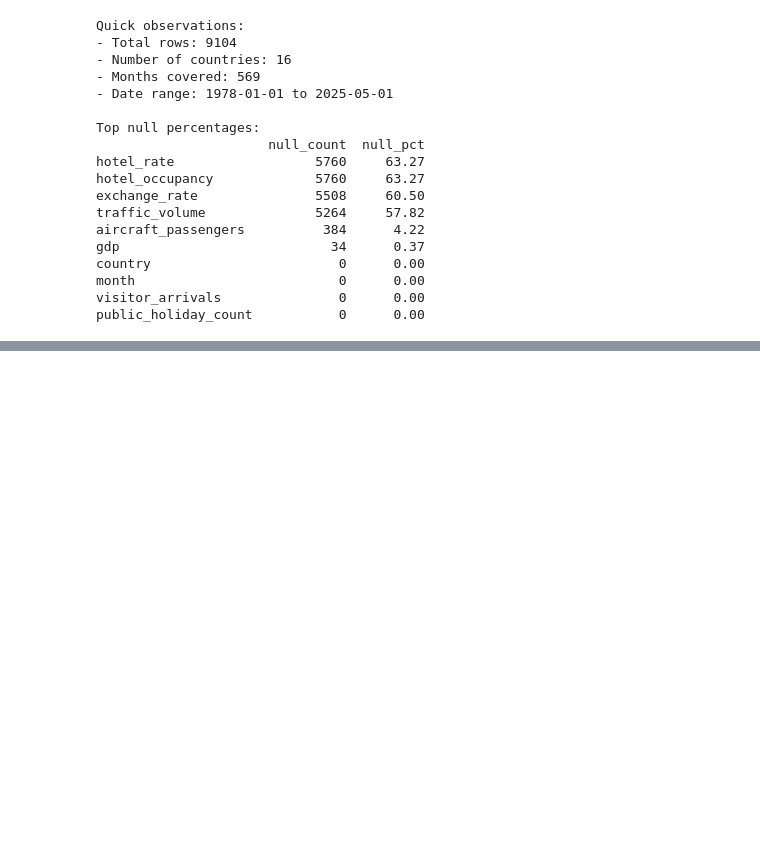
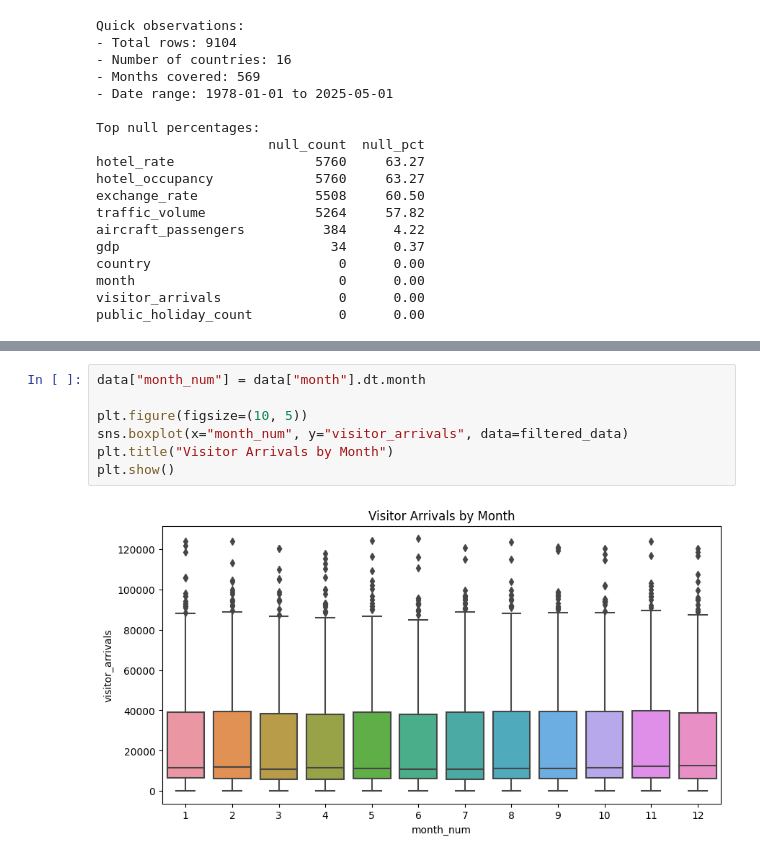
Before and after one commit to Lhanxi/IS3107-tourism-crowd-pipeline, a Jupyter notebook: notebooks/eda_features.ipynb, the cells around one changed output, grey strips where cells are left out. Drawn from its saved outputs; the diff is of its cells as text; blank space fills up the shorter version.

```diff
--- a/notebooks/eda_features.ipynb
+++ b/notebooks/eda_features.ipynb
@@ -246,0 +288,9 @@ public_holiday_count           0      0.00
+# %%
+data["month_num"] = data["month"].dt.month
+
+plt.figure(figsize=(10, 5))
+sns.boxplot(x="month_num", y="visitor_arrivals", data=filtered_data)
+plt.title("Visitor Arrivals by Month")
+plt.show()
+# %% [output]
+[figure, added]
```
Also changed, not shown: parts of 6 cells of this notebook, 1 other file.
